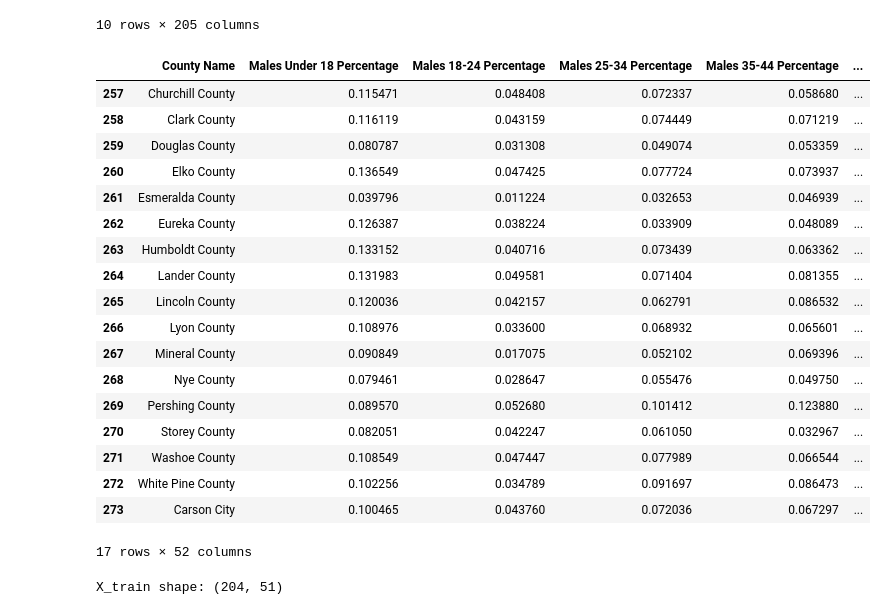
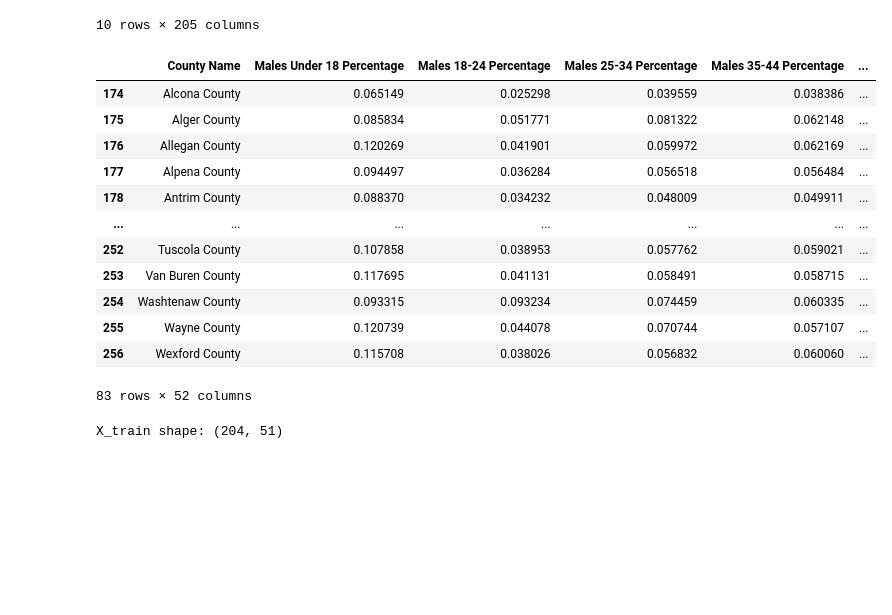
Before and after one commit to vaibhavjha06/ds3001group, a Jupyter notebook: michigan/michiganpredict.ipynb, the cells around one changed output. Drawn from its saved outputs; the diff is of its cells as text; code cells hidden in the pictures; blank space fills up the shorter version.

```diff
--- a/michigan/michiganpredict.ipynb
+++ b/michigan/michiganpredict.ipynb
@@ -70,46 +76,40 @@ election2020 = pd.merge(election2020, mioutcomes2020, left_on='ID', right_on='co
 # %%
 # Prepare prediction data
 
-miprediction = prediction[prediction['State Name'] == 'Nevada']
+miprediction = prediction[prediction['State Name'] == 'Michigan']
 
 miprediction = miprediction[['County Name','Males Under 18 Percentage','Males 18-24 Percentage','Males 25-34 Percentage',
                            'Males 35-44 Percentage', 'Males 45-64 Percentage', 'Males 65+ Percentage', 'Females Under 18 Percentage',
                            'Females 18-24 Percentage', 'Females 25-34 Percentage', 'Females 35-44 Percentage', 'Females 45-64 Percentage',
                            'Females 65+ Percentage',
                            'White alone Percentage', 'Black or African American alone Percentage', 'American Indian and Alaska Native alone Percentage',
                            'Asian alone Percentage', 'Native Hawaiian and Other Pacific Islander alone Percentage',
                            'Some other race alone Percentage', 'Two or more races Percentage', 'Two or more races: Two races including Some other race Percentage',
                            'Two or more races: Two races excluding Some other race, and three or more races Percentage',
                            'No schooling completed Percentage', 'Nursery school Percentage','Kindergarten Percentage', '1st grade Percentage', '2nd grade Percentage',
                            '3rd grade Percentage', '4th grade Percentage', '5th grade Percentage', '6th grade Percentage', '7th grade Percentage', '8th grade Percentage',
                            '9th grade Percentage', '10th grade Percentage', '11th grade Percentage', '12th grade, no diploma Percentage', 'Regular high school diploma Percentage',
                            'GED or alternative credential Percentage', 'Some college, less than 1 year Percentage', 'Some college, 1 or more years, no degree Percentage',
                            "Associate's degree Percentage", "Bachelor's degree Percentage", "Master's degree Percentage", 'Professional school degree Percentage',
                            'Doctorate degree Percentage',
                            'less than $39,999 Percentage', '$40,000-$74,999 Percentage', '$75,000-$99,999 Percentage', '$100,000-$149,999 Percentage', '$150,000-$199,999 Percentage', 'more than $200,000 Percentage',]]
 
 miprediction.head(100)
 # Prediction data ready. Missing poverty statistics and median income statistics
 # %% [output]
 |  | County Name | Males Under 18 Percentage | Males 18-24 Percentage | Males 25-34 Percentage | Males 35-44 Percentage | ... |
-| 257 | Churchill County | 0.115471 | 0.048408 | 0.072337 | 0.058680 | ... |
-| 258 | Clark County | 0.116119 | 0.043159 | 0.074449 | 0.071219 | ... |
-| 259 | Douglas County | 0.080787 | 0.031308 | 0.049074 | 0.053359 | ... |
-| 260 | Elko County | 0.136549 | 0.047425 | 0.077724 | 0.073937 | ... |
-| 261 | Esmeralda County | 0.039796 | 0.011224 | 0.032653 | 0.046939 | ... |
-| 262 | Eureka County | 0.126387 | 0.038224 | 0.033909 | 0.048089 | ... |
-| 263 | Humboldt County | 0.133152 | 0.040716 | 0.073439 | 0.063362 | ... |
-| 264 | Lander County | 0.131983 | 0.049581 | 0.071404 | 0.081355 | ... |
-| 265 | Lincoln County | 0.120036 | 0.042157 | 0.062791 | 0.086532 | ... |
-| 266 | Lyon County | 0.108976 | 0.033600 | 0.068932 | 0.065601 | ... |
-| 267 | Mineral County | 0.090849 | 0.017075 | 0.052102 | 0.069396 | ... |
-| 268 | Nye County | 0.079461 | 0.028647 | 0.055476 | 0.049750 | ... |
-| 269 | Pershing County | 0.089570 | 0.052680 | 0.101412 | 0.123880 | ... |
-| 270 | Storey County | 0.082051 | 0.042247 | 0.061050 | 0.032967 | ... |
-| 271 | Washoe County | 0.108549 | 0.047447 | 0.077989 | 0.066544 | ... |
-| 272 | White Pine County | 0.102256 | 0.034789 | 0.091697 | 0.086473 | ... |
-| 273 | Carson City | 0.100465 | 0.043760 | 0.072036 | 0.067297 | ... |
+| 174 | Alcona County | 0.065149 | 0.025298 | 0.039559 | 0.038386 | ... |
+| 175 | Alger County | 0.085834 | 0.051771 | 0.081322 | 0.062148 | ... |
+| 176 | Allegan County | 0.120269 | 0.041901 | 0.059972 | 0.062169 | ... |
+| 177 | Alpena County | 0.094497 | 0.036284 | 0.056518 | 0.056484 | ... |
+| 178 | Antrim County | 0.088370 | 0.034232 | 0.048009 | 0.049911 | ... |
+| ... | ... | ... | ... | ... | ... | ... |
+| 252 | Tuscola County | 0.107858 | 0.038953 | 0.057762 | 0.059021 | ... |
+| 253 | Van Buren County | 0.117695 | 0.041131 | 0.058491 | 0.058715 | ... |
+| 254 | Washtenaw County | 0.093315 | 0.093234 | 0.074459 | 0.060335 | ... |
+| 255 | Wayne County | 0.120739 | 0.044078 | 0.070744 | 0.057107 | ... |
+| 256 | Wexford County | 0.115708 | 0.038026 | 0.056832 | 0.060060 | ... |
-17 rows × 52 columns
+83 rows × 52 columns
 # %%
 # Put together train/test data
 elections = pd.concat([election2012, election2016, election2020], axis=0, ignore_index=True)
```
Also changed, not shown: parts of 4 cells of this notebook.
